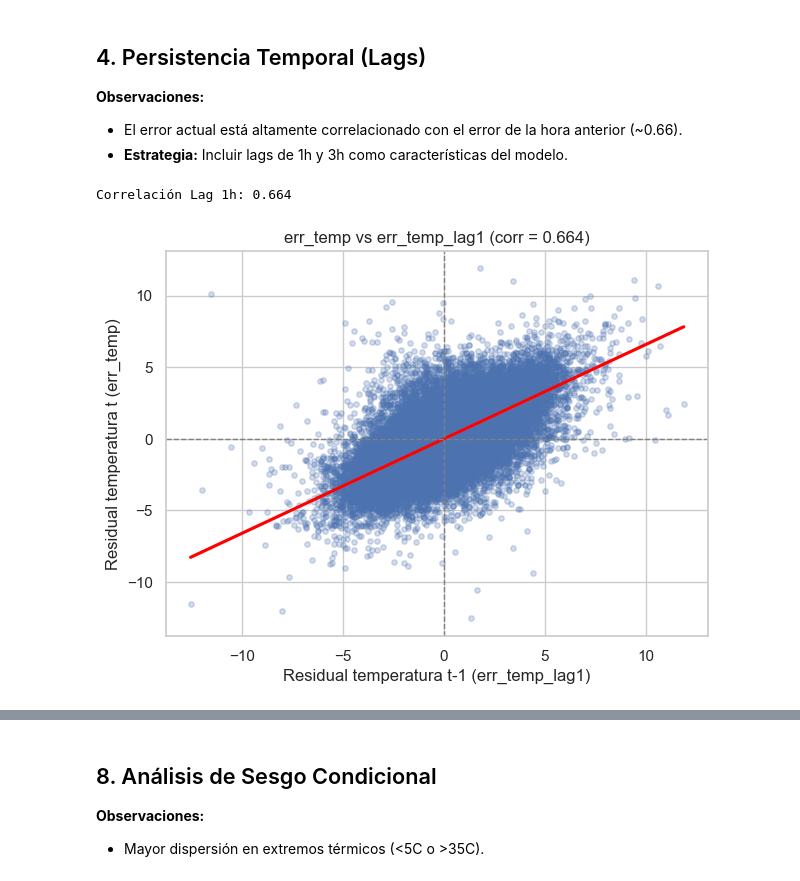
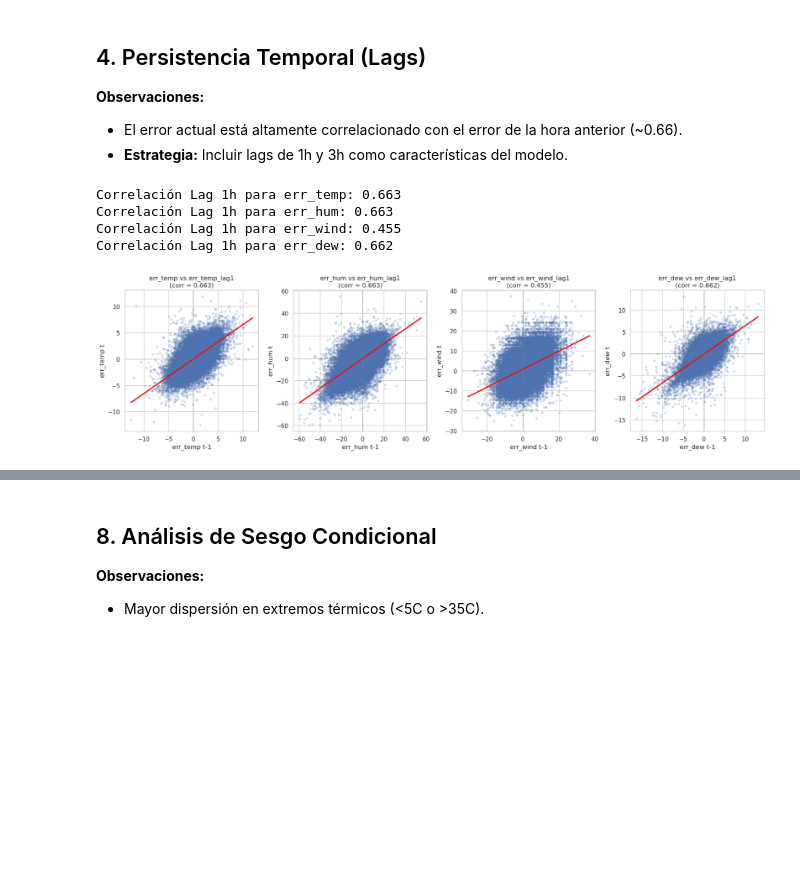
Before and after one commit to LuciaVazquez08/TallerAnalisisDatos, a Jupyter notebook: EDA_Final_Climatico.ipynb, the cells around one changed output, grey strips where cells are left out. Drawn from its saved outputs; the diff is of its cells as text; code cells hidden in the pictures; blank space fills up the shorter version.

```diff
--- a/EDA_Final_Climatico.ipynb
+++ b/EDA_Final_Climatico.ipynb
@@ -70,30 +86,45 @@ plt.show()
 
 - El error actual está altamente correlacionado con el error de la hora anterior (~0.66).
 - **Estrategia:** Incluir lags de 1h y 3h como características del modelo.
-# %%
-df = df.sort_values(["station_id", "obs_timestamp"])
-df["err_temp_lag1"] = df.groupby("station_id")["err_temp"].shift(1)
-corr_lag = df[["err_temp", "err_temp_lag1"]].corr().iloc[0, 1]
-print(f"Correlación Lag 1h: {corr_lag:.3f}")
-# %% [output]
-Correlación Lag 1h: 0.664
-# %%
-# Relación entre residual actual y residual con lag de 1h
-plot_df = df[["err_temp", "err_temp_lag1"]].dropna()
-
-plt.figure(figsize=(7, 5))
-sns.regplot(
-    data=plot_df,
-    x="err_temp_lag1",
-    y="err_temp",
-    scatter_kws={"alpha": 0.25, "s": 15},
-    line_kws={"color": "red"},
-)
-plt.title(f"err_temp vs err_temp_lag1 (corr = {corr_lag:.3f})")
-plt.xlabel("Residual temperatura t-1 (err_temp_lag1)")
-plt.ylabel("Residual temperatura t (err_temp)")
-plt.axhline(0, color="gray", linestyle="--", linewidth=1)
-plt.axvline(0, color="gray", linestyle="--", linewidth=1)
-plt.show()
-# %% [output]
-[figure, removed]
+# %%
+# Persistencia temporal
+lag_vars = ["err_temp", "err_hum", "err_wind", "err_dew"]
+
+df = df.sort_values(["station_id", "obs_timestamp"]).copy()
+
+lag_corrs = {}
+
+for var in lag_vars:
+    lag_col = f"{var}_lag1"
+    df[lag_col] = df.groupby("station_id")[var].shift(1)
+    lag_corrs[var] = df[[var, lag_col]].corr().iloc[0, 1]
+    print(f"Correlación Lag 1h para {var}: {lag_corrs[var]:.3f}")
+
+fig, axes = plt.subplots(1, len(lag_vars), figsize=(18, 5))
+
+for ax, var in zip(axes, lag_vars):
+    lag_col = f"{var}_lag1"
+    plot_df = df[[var, lag_col]].dropna()
+
+    sns.regplot(
+        data=plot_df,
+        x=lag_col,
+        y=var,
+        scatter_kws={"alpha": 0.2, "s": 12},
+        line_kws={"color": "red"},
+        ax=ax,
+    )
+    ax.axhline(0, color="gray", linestyle="--", linewidth=1)
+    ax.axvline(0, color="gray", linestyle="--", linewidth=1)
+    ax.set_title(f"{var} vs {lag_col}\n(corr = {lag_corrs[var]:.3f})")
+    ax.set_xlabel(f"{var} t-1")
+    ax.set_ylabel(f"{var} t")
+
+plt.tight_layout()
+plt.show()
+# %% [output]
+Correlación Lag 1h para err_temp: 0.663
+Correlación Lag 1h para err_hum: 0.663
+Correlación Lag 1h para err_wind: 0.455
+Correlación Lag 1h para err_dew: 0.662
+[figure, added]
```
Also changed, not shown: parts of 14 cells of this notebook, 3 other files.
